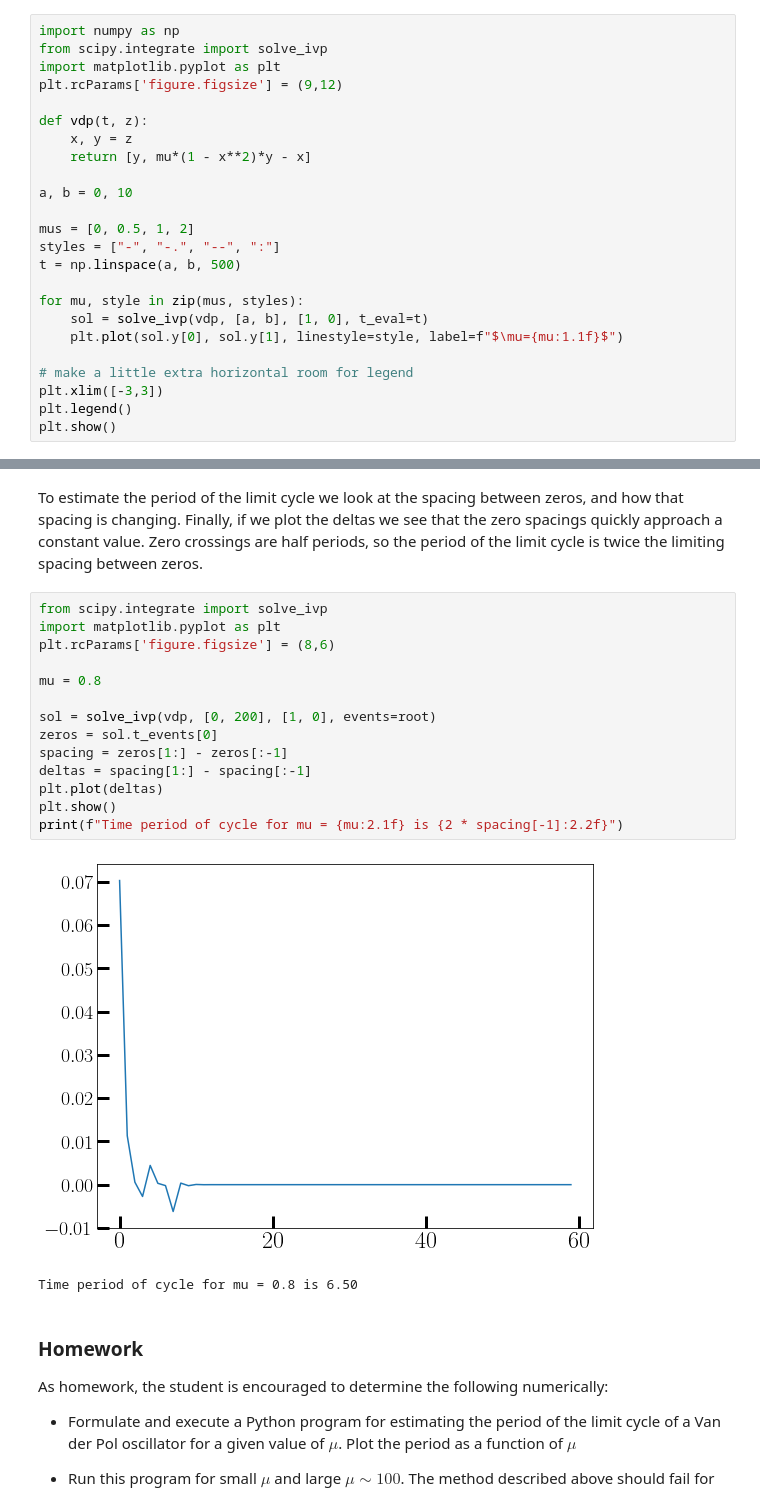
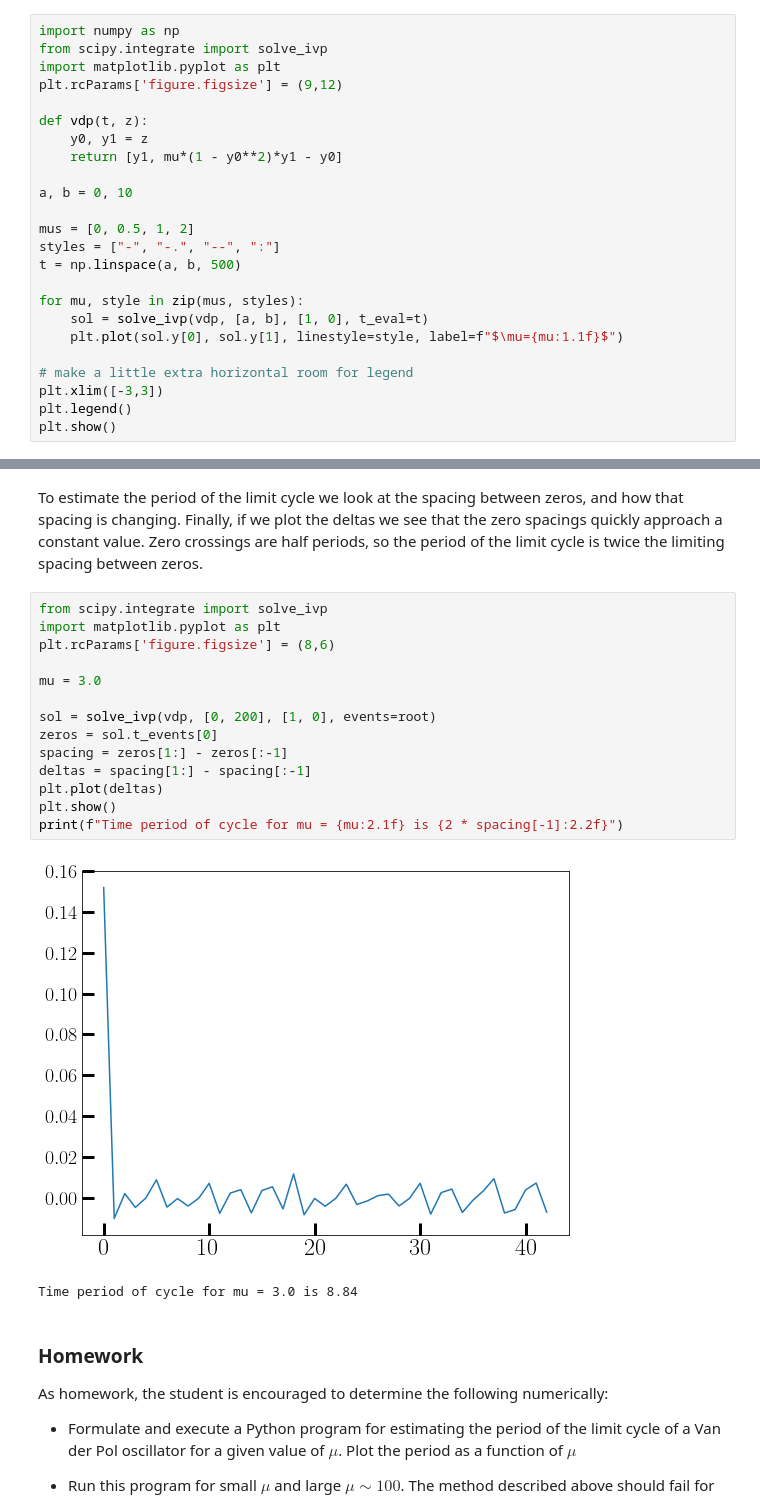
Before and after one commit to hariseldon99/msph402b, a Jupyter notebook: ODE_IVP_Pt2.ipynb, the cells around one changed output, grey strips where cells are left out. Cells and saved outputs as stored; diff of their text form.

```diff
--- a/ODE_IVP_Pt2.ipynb
+++ b/ODE_IVP_Pt2.ipynb
@@ -46,8 +47,8 @@ import matplotlib.pyplot as plt
 plt.rcParams['figure.figsize'] = (9,12)
 
 def vdp(t, z):
-    x, y = z
-    return [y, mu*(1 - x**2)*y - x]
+    y0, y1 = z
+    return [y1, mu*(1 - y0**2)*y1 - y0]
 
 a, b = 0, 10
 
@@ -101,20 +98,20 @@ To estimate the period of the limit cycle we look at the spacing between zeros,
 # %%
 from scipy.integrate import solve_ivp
 import matplotlib.pyplot as plt
 plt.rcParams['figure.figsize'] = (8,6)
 
-mu = 0.8
+mu = 3.0
 
 sol = solve_ivp(vdp, [0, 200], [1, 0], events=root)
 zeros = sol.t_events[0]
 spacing = zeros[1:] - zeros[:-1]
 deltas = spacing[1:] - spacing[:-1]
 plt.plot(deltas)
 plt.show()
 print(f"Time period of cycle for mu = {mu:2.1f} is {2 * spacing[-1]:2.2f}")
 # %% [output]
-[figure, old version]
+[figure, new version]
-Time period of cycle for mu = 0.8 is 6.50
+Time period of cycle for mu = 3.0 is 8.84
 # %% [markdown]
 ### Homework
 
```
Also changed, not shown: parts of 6 cells of this notebook, 7 other files.
